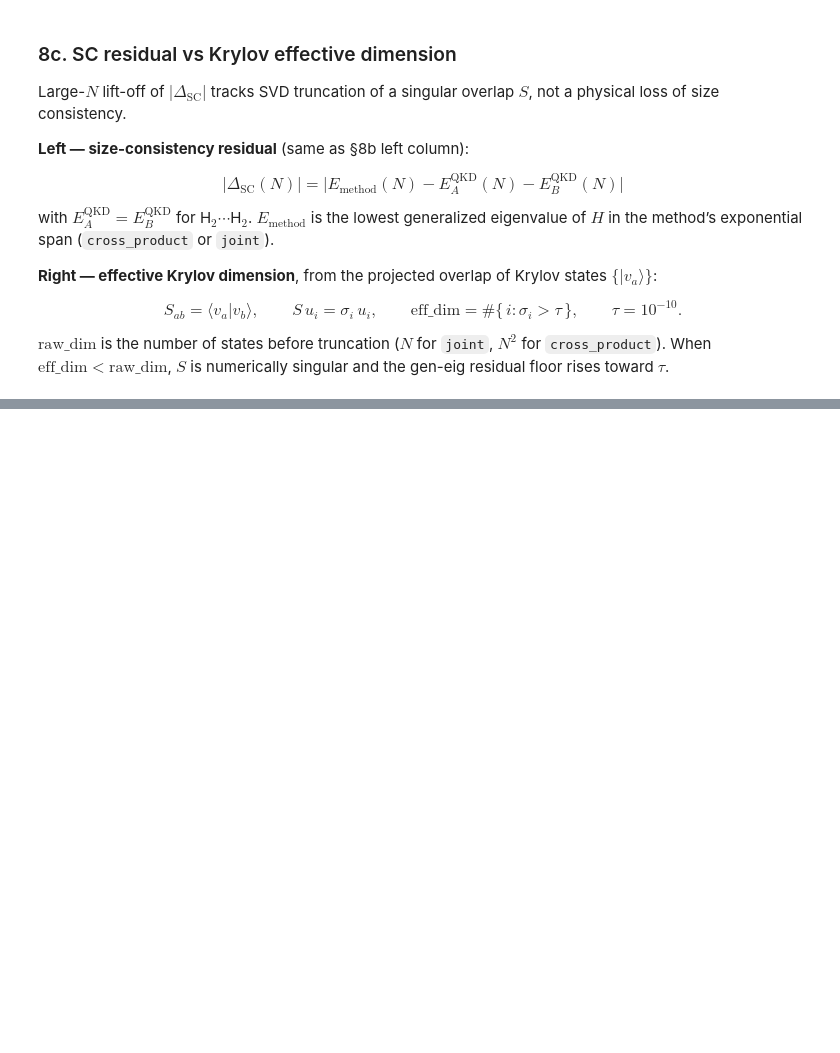
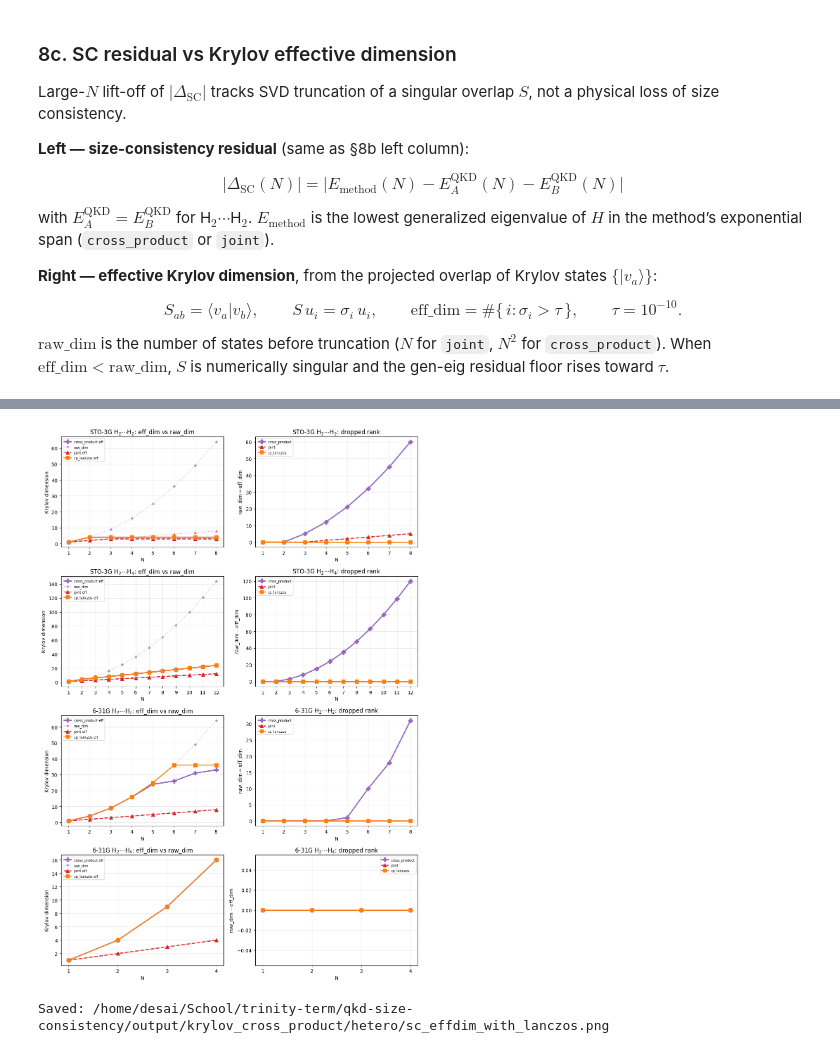
Before and after one commit to PrabhavD/qkd-size-consistency, a Jupyter notebook: krylov_cross_product_protocols.ipynb, the cells around one changed output, grey strips where cells are left out. Cells and saved outputs as stored; diff of their text form; code cells hidden in the pictures; blank space fills up the shorter version.

```diff
--- a/krylov_cross_product_protocols.ipynb
+++ b/krylov_cross_product_protocols.ipynb
@@ -873,0 +1131,67 @@ Saved: /home/desai/School/trinity-term/qkd-size-consistency/output/krylov_cross_
+# %%
+# §10 rank diagnostic (mirror §8c) with lanczos
+n_basis = len(SC_BASIS_LIST)
+fig, axes = plt.subplots(n_basis * 2, 2, figsize=(11, 4.0 * n_basis * 2))
+if n_basis == 1:
+    axes = np.array([axes])
+
+panel = [
+    ('H2+H2', r'H$_2\cdots$H$_2$'),
+    ('H2+H4', r'H$_2\cdots$H$_4$'),
+]
+for b_idx, basis in enumerate(SC_BASIS_LIST):
+    label = BASIS_CONFIG[basis]['label']
+    for s_idx, (system, sys_label) in enumerate(panel):
+        row = b_idx * 2 + s_idx
+        sub_sys = df_sc_lanczos[
+            (df_sc_lanczos['system'] == system) & (df_sc_lanczos['basis'] == basis)
+        ]
+
+        ax = axes[row, 0]
+        raw_drawn = False
+        for name in LANCZOS_VARIANTS:
+            s = sub_sys[sub_sys['variant'] == name].sort_values('N')
+            if len(s) == 0:
+                continue
+            st = VARIANT_STYLE[name]
+            ax.plot(s['N'], s['eff_dim'],
+                    color=st['color'], marker=st['marker'], ls=st['ls'],
+                    lw=st['lw'], ms=st['ms'], label=f'{name} eff')
+            ax.plot(s['N'], s['raw_dim'],
+                    color=st['color'], marker=st['marker'], ls=':',
+                    lw=1.2, ms=5, alpha=0.55,
+                    label=('raw_dim' if not raw_drawn else None))
+            raw_drawn = True
+        ax.set_xlabel('N')
+        ax.set_ylabel('Krylov dimension')
+        ax.set_title(rf'{label} {sys_label}: eff_dim vs raw_dim')
+        ax.legend(fontsize=7)
+        ax.grid(True, alpha=0.3)
+        if len(sub_sys):
+            ax.set_xticks(sorted(sub_sys['N'].unique()))
+
+        ax = axes[row, 1]
+        for name in LANCZOS_VARIANTS:
+            s = sub_sys[sub_sys['variant'] == name].sort_values('N')
+            if len(s) == 0:
+                continue
+            st = VARIANT_STYLE[name]
+            ax.plot(s['N'], s['dropped'],
+                    color=st['color'], marker=st['marker'], ls=st['ls'],
+                    lw=st['lw'], ms=st['ms'], label=name)
+        ax.set_xlabel('N')
+        ax.set_ylabel(r'$\mathrm{raw\_dim}-\mathrm{eff\_dim}$')
+        ax.set_title(rf'{label} {sys_label}: dropped rank')
+        ax.legend(fontsize=7)
+        ax.grid(True, alpha=0.3)
+        if len(sub_sys):
+            ax.set_xticks(sorted(sub_sys['N'].unique()))
+
+fig.tight_layout()
+path = os.path.join(HETERO_DIR, 'sc_effdim_with_lanczos.png')
+fig.savefig(path, dpi=150, bbox_inches='tight')
+plt.show()
+print('Saved:', path)
+# %% [output]
+[figure, added]
+Saved: /home/desai/School/trinity-term/qkd-size-consistency/output/krylov_cross_product/hetero/sc_effdim_with_lanczos.png
```
Also changed, not shown: parts of 9 cells of this notebook.
